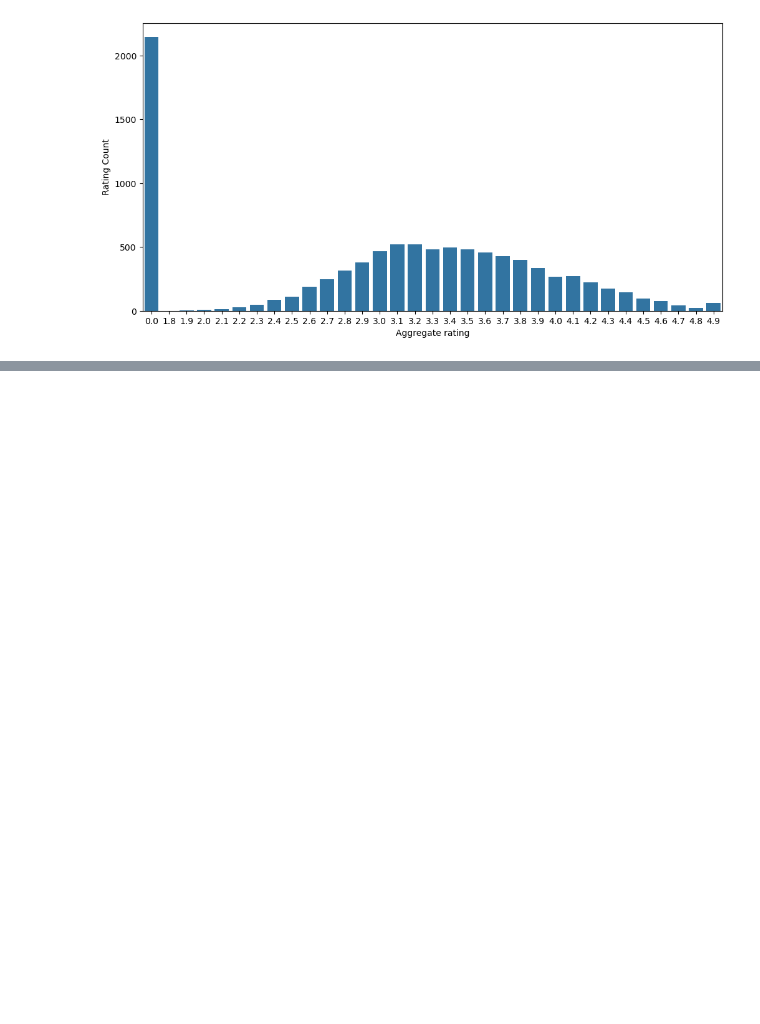
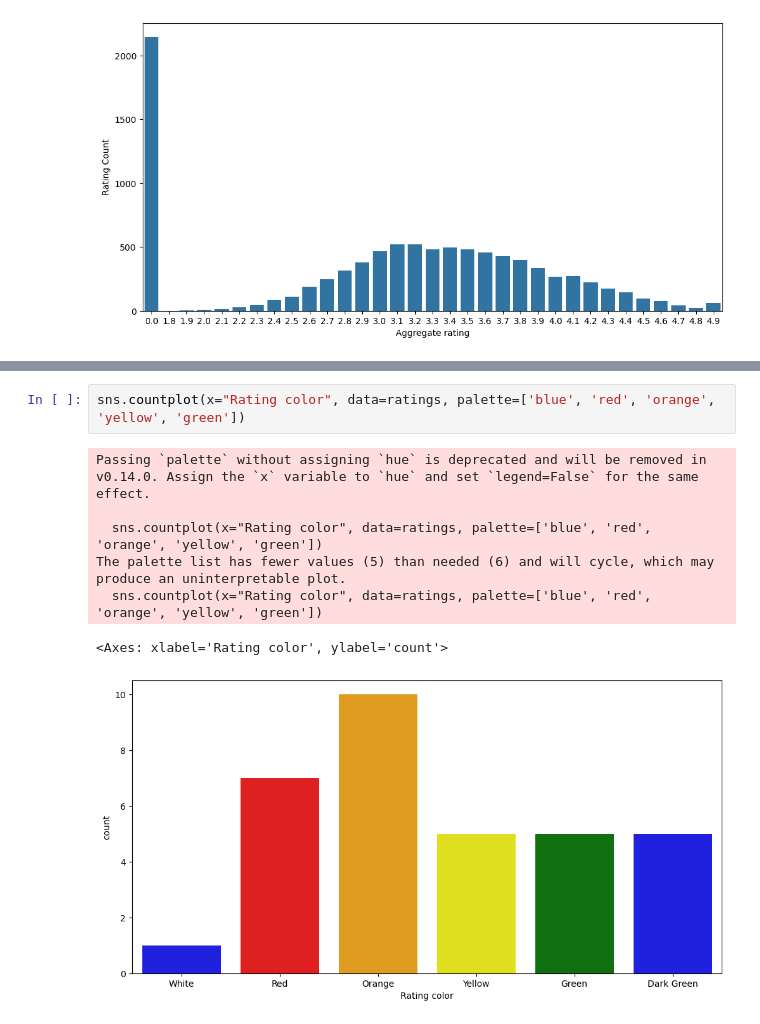
Before and after one commit to ashuwebdevloper/EDA, a Jupyter notebook: beg.ipynb, the cells around one changed output, grey strips where cells are left out. Drawn from its saved outputs; the diff is of its cells as text; blank space fills up the shorter version.

```diff
--- a/beg.ipynb
+++ b/beg.ipynb
@@ -225,0 +233,10 @@ sns.barplot(x="Aggregate rating", y="Rating Count", data=ratings)
+# %%
+sns.countplot(x="Rating color", data=ratings, palette=['blue', 'red', 'orange', 'yellow', 'green'])
+# %% [output]
+Passing `palette` without assigning `hue` is deprecated and will be removed in v0.14.0. Assign the `x` variable to `hue` and set `legend=False` for the same effect.
+
+  sns.countplot(x="Rating color", data=ratings, palette=['blue', 'red', 'orange', 'yellow', 'green'])
+The palette list has fewer values (5) than needed (6) and will cycle, which may produce an uninterpretable plot.
+  sns.countplot(x="Rating color", data=ratings, palette=['blue', 'red', 'orange', 'yellow', 'green'])
+<Axes: xlabel='Rating color', ylabel='count'>
+[figure, added]
```
Also changed, not shown: parts of 8 cells of this notebook.
